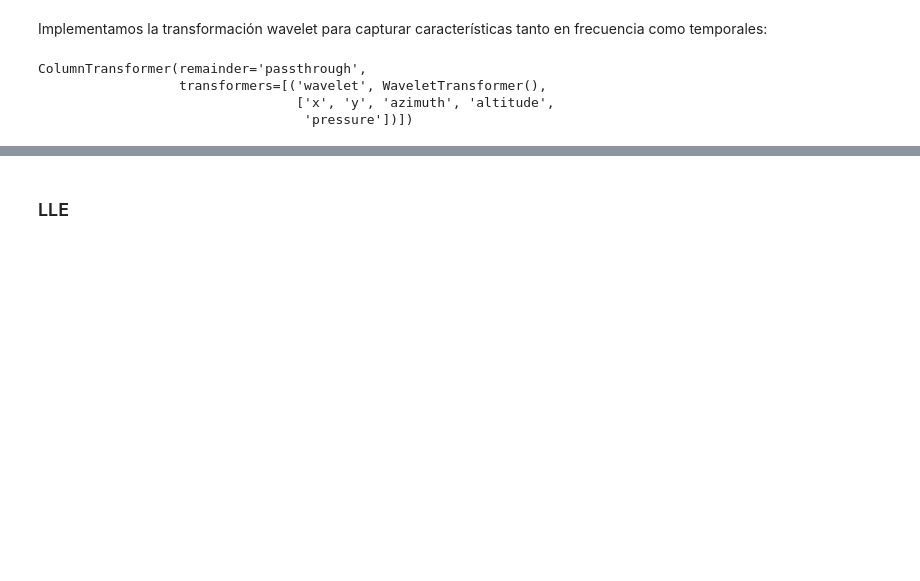
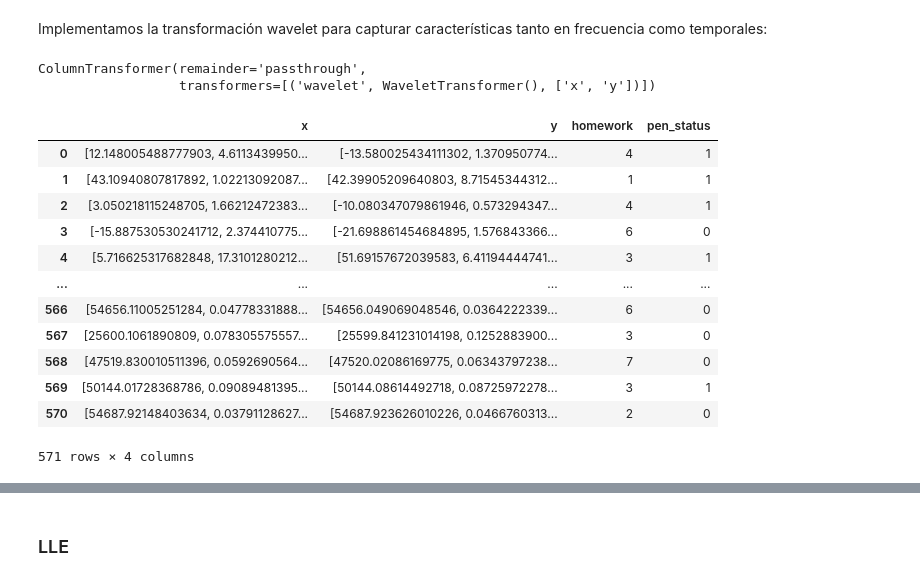
Before and after one commit to PosgradoMNA/Proyecto_Integrador_Equipo_11, a Jupyter notebook: notebooks/FeatureEngineering.ipynb, the cells around one changed output, grey strips where cells are left out. Cells and saved outputs as stored; diff of their text form; code cells hidden in the pictures; blank space fills up the shorter version.

```diff
--- a/notebooks/FeatureEngineering.ipynb
+++ b/notebooks/FeatureEngineering.ipynb
@@ -199,7 +199,7 @@ class WaveletTransformer(BaseEstimator, TransformerMixin):
 # %%
 wavelet_transformer = WaveletTransformer()
 
-numerical_columns = ['x', 'y', 'azimuth', 'altitude', 'pressure']
+numerical_columns = ['x', 'y']
 
 col_transformer = ColumnTransformer([
     ('wavelet', wavelet_transformer, numerical_columns)
@@ -207,6 +207,4 @@ col_transformer = ColumnTransformer([
 col_transformer
 # %% [output]
 ColumnTransformer(remainder='passthrough',
-                  transformers=[('wavelet', WaveletTransformer(),
-                                 ['x', 'y', 'azimuth', 'altitude',
-                                  'pressure'])])
+                  transformers=[('wavelet', WaveletTransformer(), ['x', 'y'])])
@@ -212,0 +215,16 @@ ColumnTransformer(remainder='passthrough',
+# %%
+wavelet_train_df
+# %% [output]
+|  | x | y | homework | pen_status |
+| 0 | [12.148005488777903, 4.6113439950... | [-13.580025434111302, 1.370950774... | 4 | 1 |
+| 1 | [43.10940807817892, 1.02213092087... | [42.39905209640803, 8.71545344312... | 1 | 1 |
+| 2 | [3.050218115248705, 1.66212472383... | [-10.080347079861946, 0.573294347... | 4 | 1 |
+| 3 | [-15.887530530241712, 2.374410775... | [-21.698861454684895, 1.576843366... | 6 | 0 |
+| 4 | [5.716625317682848, 17.3101280212... | [51.69157672039583, 6.41194444741... | 3 | 1 |
+| ... | ... | ... | ... | ... |
+| 566 | [54656.11005251284, 0.04778331888... | [54656.049069048546, 0.0364222339... | 6 | 0 |
+| 567 | [25600.1061890809, 0.078305575557... | [25599.841231014198, 0.1252883900... | 3 | 0 |
+| 568 | [47519.830010511396, 0.0592690564... | [47520.02086169775, 0.06343797238... | 7 | 0 |
+| 569 | [50144.01728368786, 0.09089481395... | [50144.08614492718, 0.08725972278... | 3 | 1 |
+| 570 | [54687.92148403634, 0.03791128627... | [54687.923626010226, 0.0466760313... | 2 | 0 |
+571 rows × 4 columns
```
Also changed, not shown: parts of 3 cells of this notebook.
